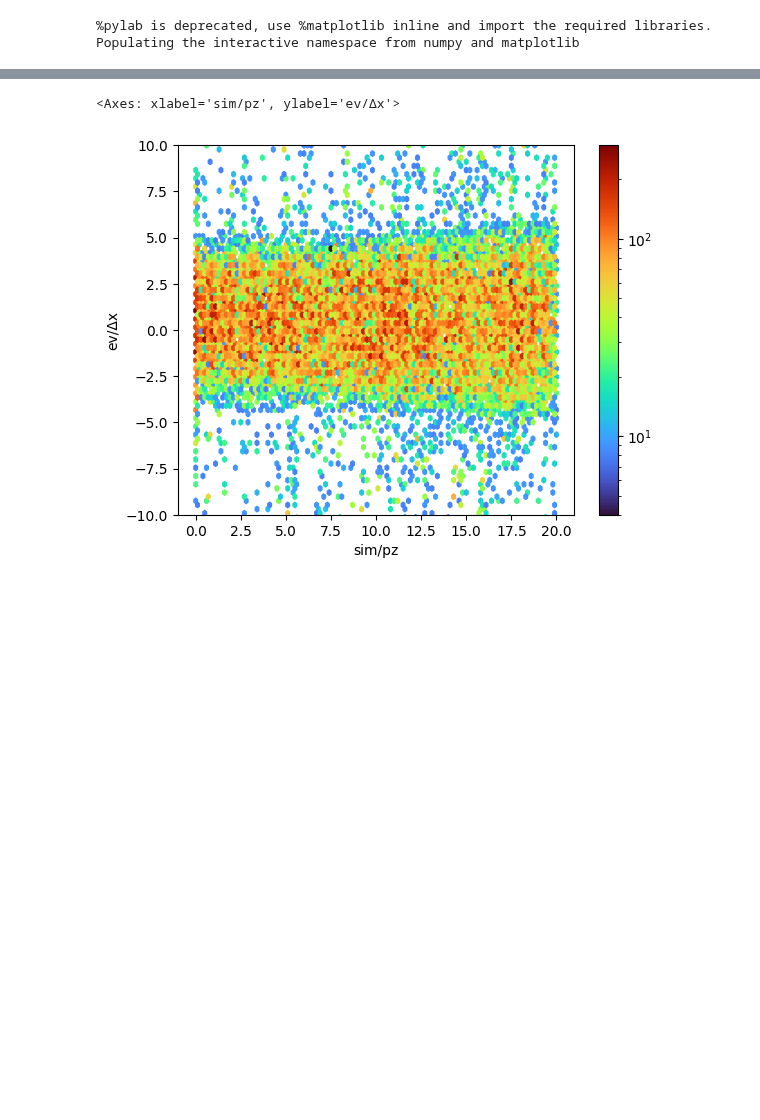
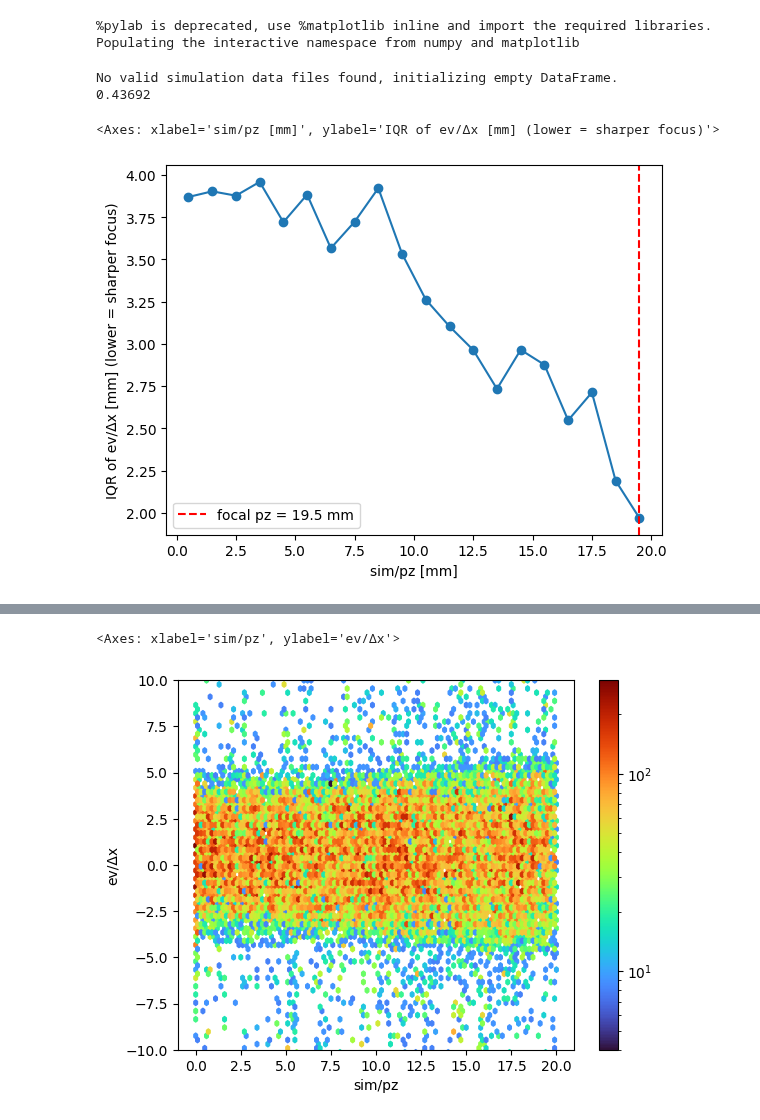
Before and after one commit to TsvikiHirsh/G4LumaCam, a Jupyter notebook: notebooks/read_merge_results.ipynb, the cells around one changed output, grey strips where cells are left out. Cells and saved outputs as stored; diff of their text form; code cells hidden in the pictures; blank space fills up the shorter version.

```diff
--- a/notebooks/read_merge_results.ipynb
+++ b/notebooks/read_merge_results.ipynb
@@ -27,5 +35,31 @@ def read_merged(path="../z30"):
 # %%
 # oof = read_merged("archive/openbeam_ptb_5e6/out_of_focus/")
 
-inf = read_merged("archive/openbeam_ptb_1e4/znew/zscan_12/")
+inf = read_merged("archive/openbeam_ptb_1e5/zili")
+# %% [output]
+No valid simulation data files found, initializing empty DataFrame.
+0.43692
+# %%
+import numpy as np
+def plot_focus_curve(df, ax=None):
+    import matplotlib.pyplot as plt
+    ax = ax or plt.gca()
+    df = df.dropna(subset=['ev/Δx']).copy()
+    df['pz_bin'] = pd.cut(df['sim/pz'], np.arange(0, 21, 1))
+    g = df.groupby('pz_bin', observed=True)['ev/Δx'].agg(
+        iqr=lambda x: x.quantile(0.75) - x.quantile(0.25),
+        n='count',
+    )
+    centers = np.arange(0.5, 20.5, 1.0)
+    ax.plot(centers, g['iqr'].values, 'o-')
+    ax.set_xlabel('sim/pz [mm]')
+    ax.set_ylabel('IQR of ev/Δx [mm] (lower = sharper focus)')
+    ax.axvline(centers[np.argmin(g['iqr'].values)], color='r', ls='--', label=f'focal pz = {centers[np.argmin(g["iqr"].values)]:.1f} mm')
+    ax.legend()
+    return ax
+# %%
+plot_focus_curve(inf)
+# %% [output]
+<Axes: xlabel='sim/pz [mm]', ylabel='IQR of ev/Δx [mm] (lower = sharper focus)'>
+[figure, added]
 # %%
```
Also changed, not shown: parts of 5 cells of this notebook, 8 other files.
